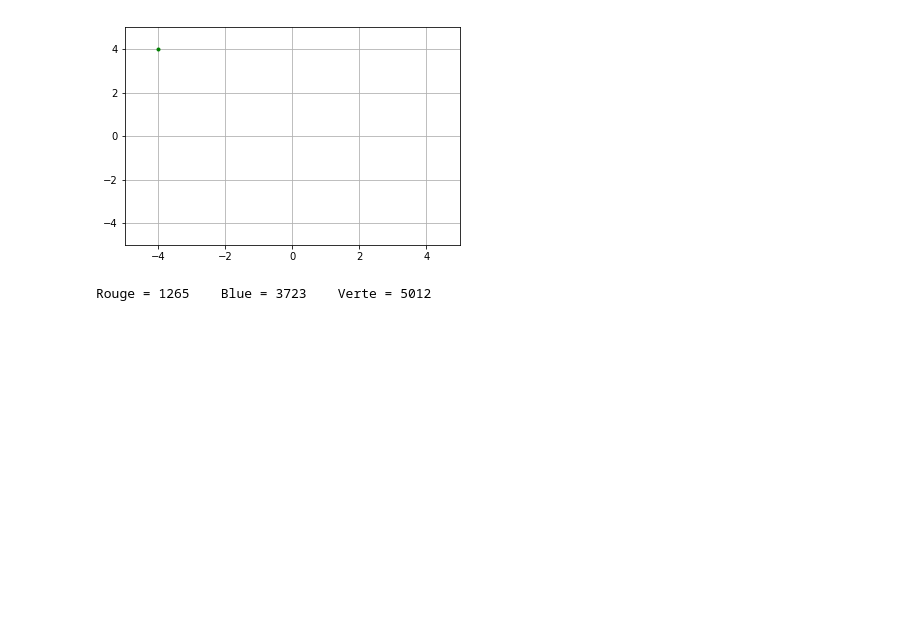
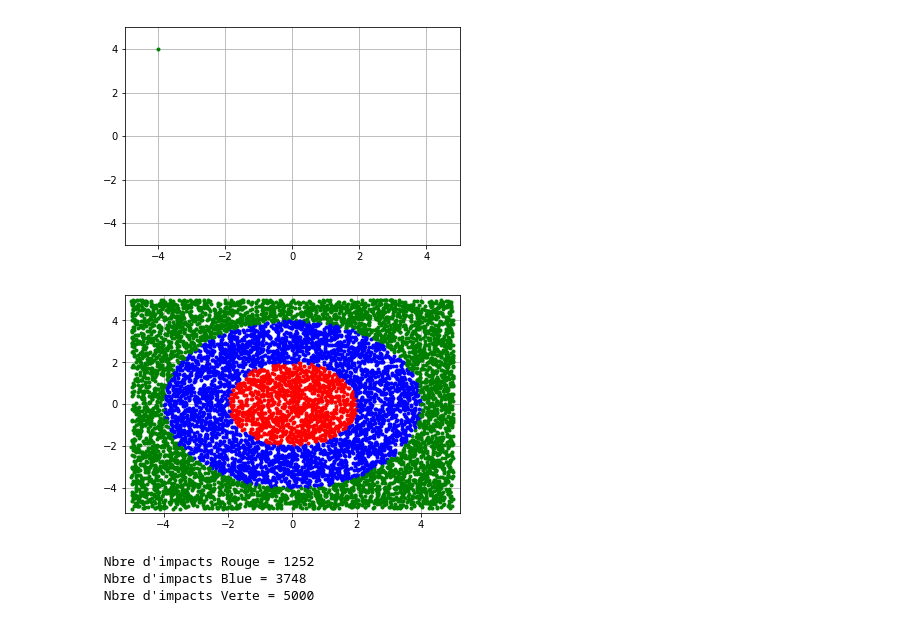
Before and after one commit to Ngom/formation_lycee_2020, a Jupyter notebook: TP_premiere/TP_premiere_2.ipynb, the cells around one changed output. Drawn from its saved outputs; the diff is of its cells as text; code cells hidden in the pictures; blank space fills up the shorter version.

```diff
--- a/TP_premiere/TP_premiere_2.ipynb
+++ b/TP_premiere/TP_premiere_2.ipynb
@@ -33,20 +33,30 @@ impact1(-4,4)
 [figure]
 # %%
 import random
-n = 10000
-r, b, v = 0, 0, 0
-for i in range(n) :
-    x_M,y_M = random.uniform(-5,5), random.uniform(-5,5)
-    # impact1(x_M,y_M)
-    if produit(x_M,y_M) <= 0 :
-        r = r + 1
-    elif produit(x_M,y_M) <= 12 :
-        b = b + 1
-    else :
-        v = v + 1
-
-print("")
-print("Rouge =", r, "   Blue =", b, "   Verte =", v)
-print("")
+def simulation(n) :
+    r, b, v = 0, 0, 0
+    pl.axis([-5.2,5.2,-5.2,5.2])
+    pl.grid()
+    for i in range(n) :
+        x_M,y_M = random.uniform(-5,5), random.uniform(-5,5)
+        # impact1(x_M,y_M)
+        if produit(x_M,y_M) <= 0 :
+            pl.plot(x_M,y_M,'red',marker=".")
+            r = r + 1
+        elif produit(x_M,y_M) <= 12 :
+            pl.plot(x_M,y_M,'blue',marker=".")
+            b = b + 1
+        else :
+            pl.plot(x_M,y_M,'green',marker=".")
+            v = v + 1
+    pl.show()
+    print("")
+    print(" Nbre d'impacts Rouge =", r,'\n', "Nbre d'impacts Blue =", b,'\n', "Nbre d'impacts Verte =", v)
+    print("")
-# %% [output]
-Rouge = 1265    Blue = 3723    Verte = 5012
+# %%
+simulation(10000)
+# %% [output]
+[figure, added]
+ Nbre d'impacts Rouge = 1252
+ Nbre d'impacts Blue = 3748
+ Nbre d'impacts Verte = 5000
```
